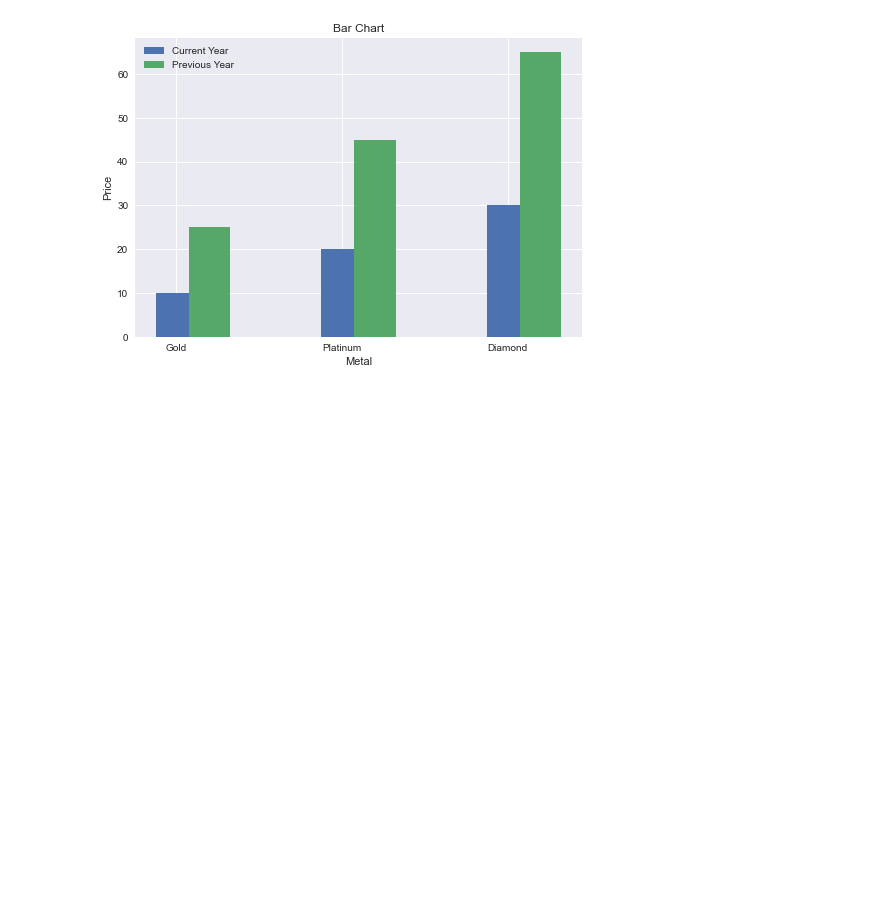
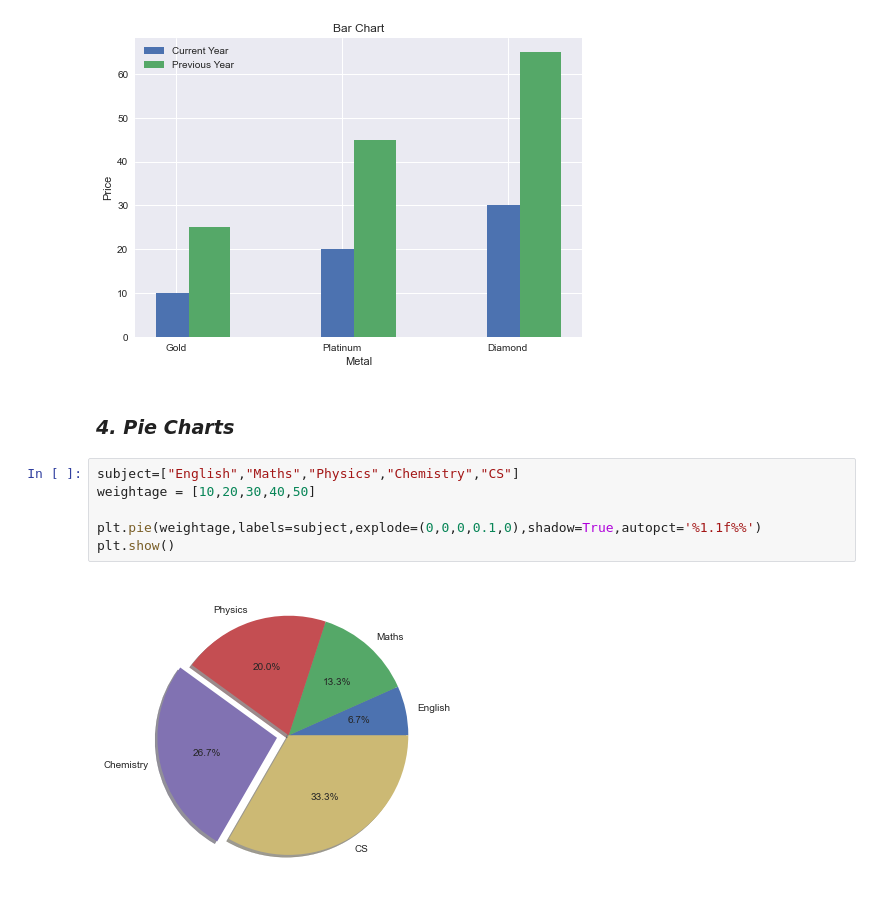
Before and after one commit to RGTechno/DataScience_Python, a Jupyter notebook: Matplotlib/plots.ipynb, the cells around one changed output. Cells and saved outputs as stored; diff of their text form; blank space fills up the shorter version.

Commit message:
pie chart

```diff
--- a/Matplotlib/plots.ipynb
+++ b/Matplotlib/plots.ipynb
@@ -84,3 +84,13 @@ plt.legend()
 plt.show()
 # %% [output]
 [figure]
+# %% [markdown]
+### *4. Pie Charts*
+# %%
+subject=["English","Maths","Physics","Chemistry","CS"]
+weightage = [10,20,30,40,50]
+
+plt.pie(weightage,labels=subject,explode=(0,0,0,0.1,0),shadow=True,autopct='%1.1f%%')
+plt.show()
+# %% [output]
+[figure, added]
```
